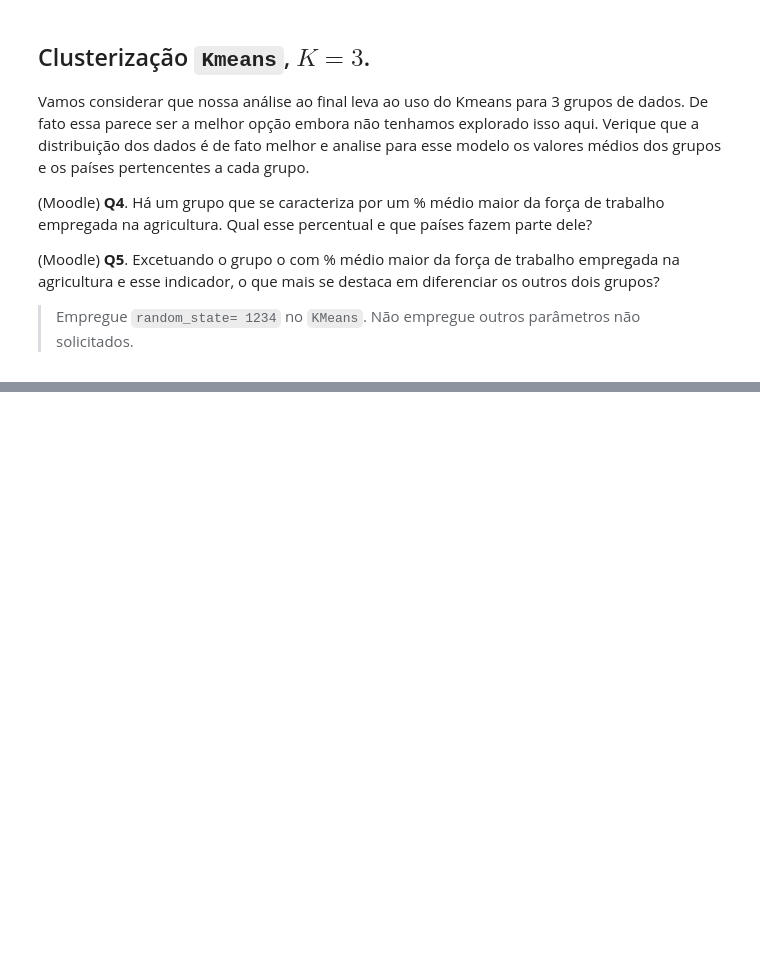
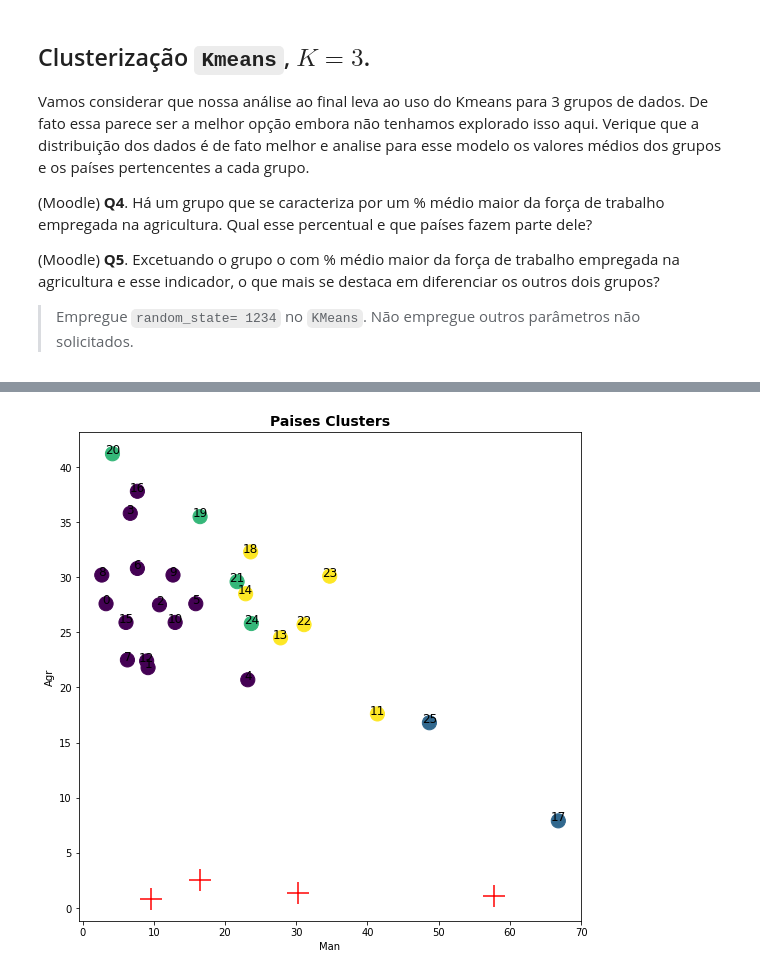
Before and after one commit to augustoberwaldt/BIG-DATA-ANALYTICS-MINERA-O-E-AN-LISE-DE-DADOS., a Jupyter notebook: BIG_A5_Clustering.ipynb, the cells around one changed output, grey strips where cells are left out. Cells and saved outputs as stored; diff of their text form; code cells hidden in the pictures; blank space fills up the shorter version.

```diff
--- a/BIG_A5_Clustering.ipynb
+++ b/BIG_A5_Clustering.ipynb
@@ -254,6 +254,9 @@ centroids = clf.cluster_centers_
 
 print(labels)
 print(centroids)
+
+df['Cluster'] = labels
+df.head(12)
 # %% [output]
 [0 0 0 0 0 0 0 0 0 0 0 3 0 3 3 0 0 1 3 2 2 2 3 3 2 1]
 [[-0.62565572 -0.42456223  0.0893139   0.13404498  0.15867575  0.82936773
@@ -267,2 +283,21 @@ print(centroids)
+# %%
+f = plt.figure(figsize=(9,9))
+
+real_centroids = scaler.inverse_transform(centroids)
+
+plt.scatter(x = 'Agr' ,y = 'Man' , data = df , c = labels , s = 200 )
+plt.scatter(x = real_centroids[: , 0] , y =  real_centroids[: , 1] , s = 500 , c = 'red' ,  marker='+')
+
+for line in range(0,df.shape[0]):
+  plt.text(df.Agr[line], df.Man[line], df.index[line],
+           horizontalalignment='center',
+           size='large',
+           color='black')
+
+plt.title('Paises Clusters', fontsize=14, weight='bold')
+plt.ylabel('Agr') , plt.xlabel('Man')
+plt.show()
+# %% [output]
+[figure, added]
 # %%
 # seu código
```
Also changed, not shown: parts of 2 cells of this notebook.
